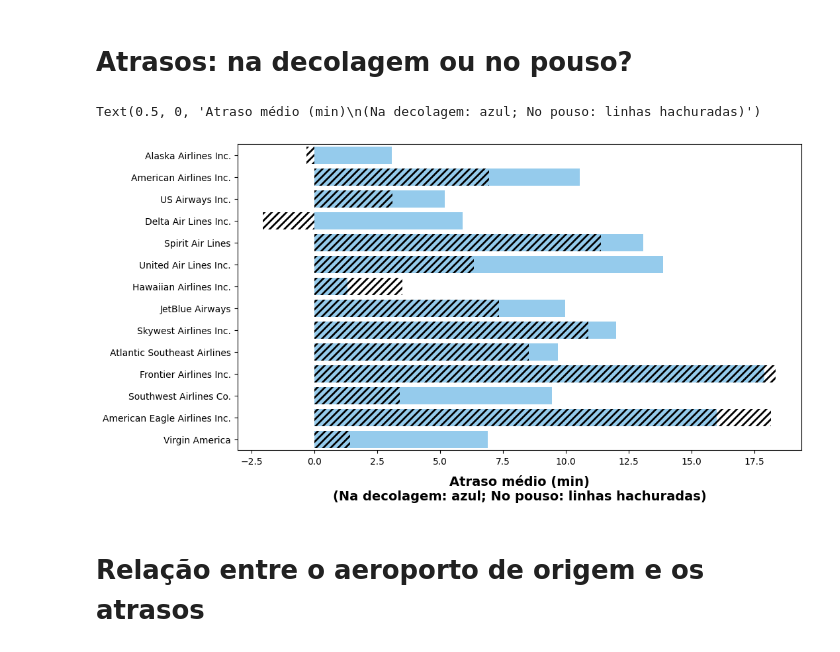
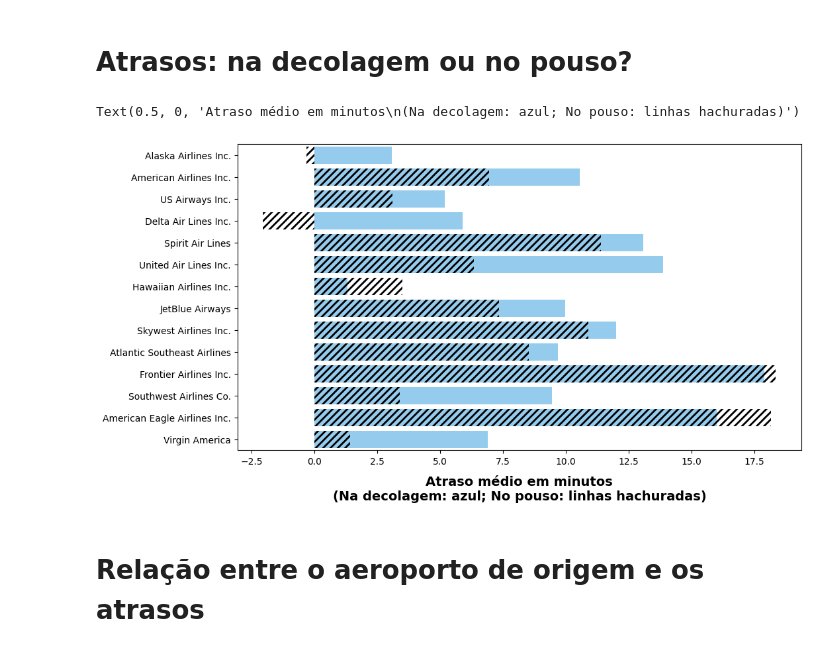
Before and after one commit to bekwendhausen/voos-kaggle-2015, a Jupyter notebook: flights-delay.ipynb, the cells around one changed output. Cells and saved outputs as stored; diff of their text form; code cells hidden in the pictures.

```diff
--- a/flights-delay.ipynb
+++ b/flights-delay.ipynb
@@ -539,20 +539,20 @@ plt.show()
 # %%
 mpl.rcParams.update(mpl.rcParamsDefault)
 mpl.rcParams['hatch.linewidth'] = 2.0
 
 fig = plt.figure(1, figsize=(11, 6))
 ax = sns.barplot(x="DEPARTURE_DELAY", y="AIRLINE", data=df, color="lightskyblue",
                  ci=None)
 ax = sns.barplot(x="ARRIVAL_DELAY", y="AIRLINE", data=df, color="r", hatch='///',
                  alpha=0.0, ci=None)
 labels = [abrev_companhias[item.get_text()] for item in ax.get_yticklabels()]
 ax.set_yticklabels(labels)
 ax.yaxis.label.set_visible(False)
-plt.xlabel('Atraso médio (min)\n(Na decolagem: azul; No pouso: linhas hachuradas)',
+plt.xlabel('Atraso médio em minutos\n(Na decolagem: azul; No pouso: linhas hachuradas)',
            fontsize=14, weight='bold', labelpad=10)
 # %% [output]
-Text(0.5, 0, 'Atraso médio (min)\n(Na decolagem: azul; No pouso: linhas hachuradas)')
+Text(0.5, 0, 'Atraso médio em minutos\n(Na decolagem: azul; No pouso: linhas hachuradas)')
-[figure, old version]
+[figure, new version]
 # %% [markdown]
 # Relação entre o aeroporto de origem e os atrasos
 # %%
```
Also changed, not shown: parts of 9 cells of this notebook.
